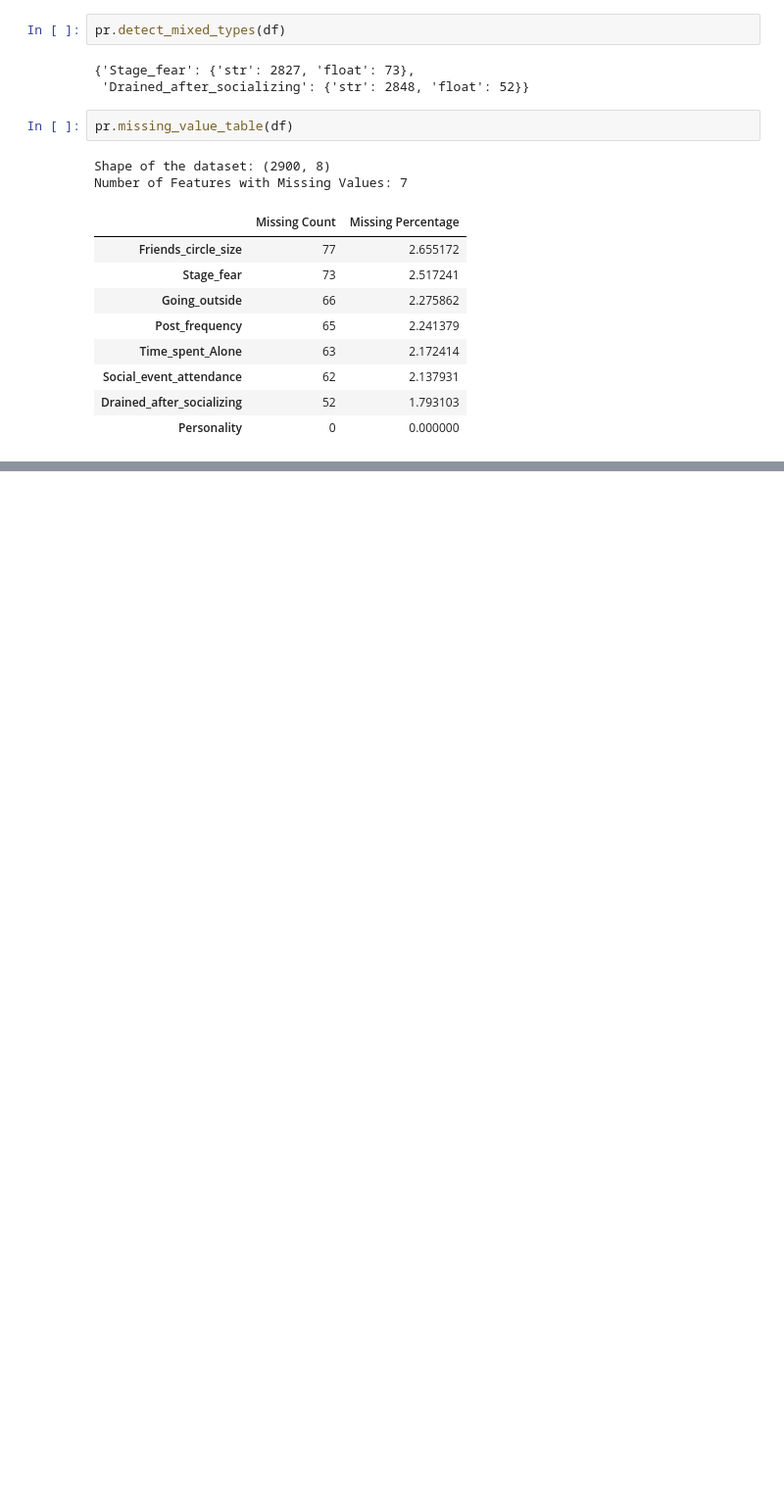
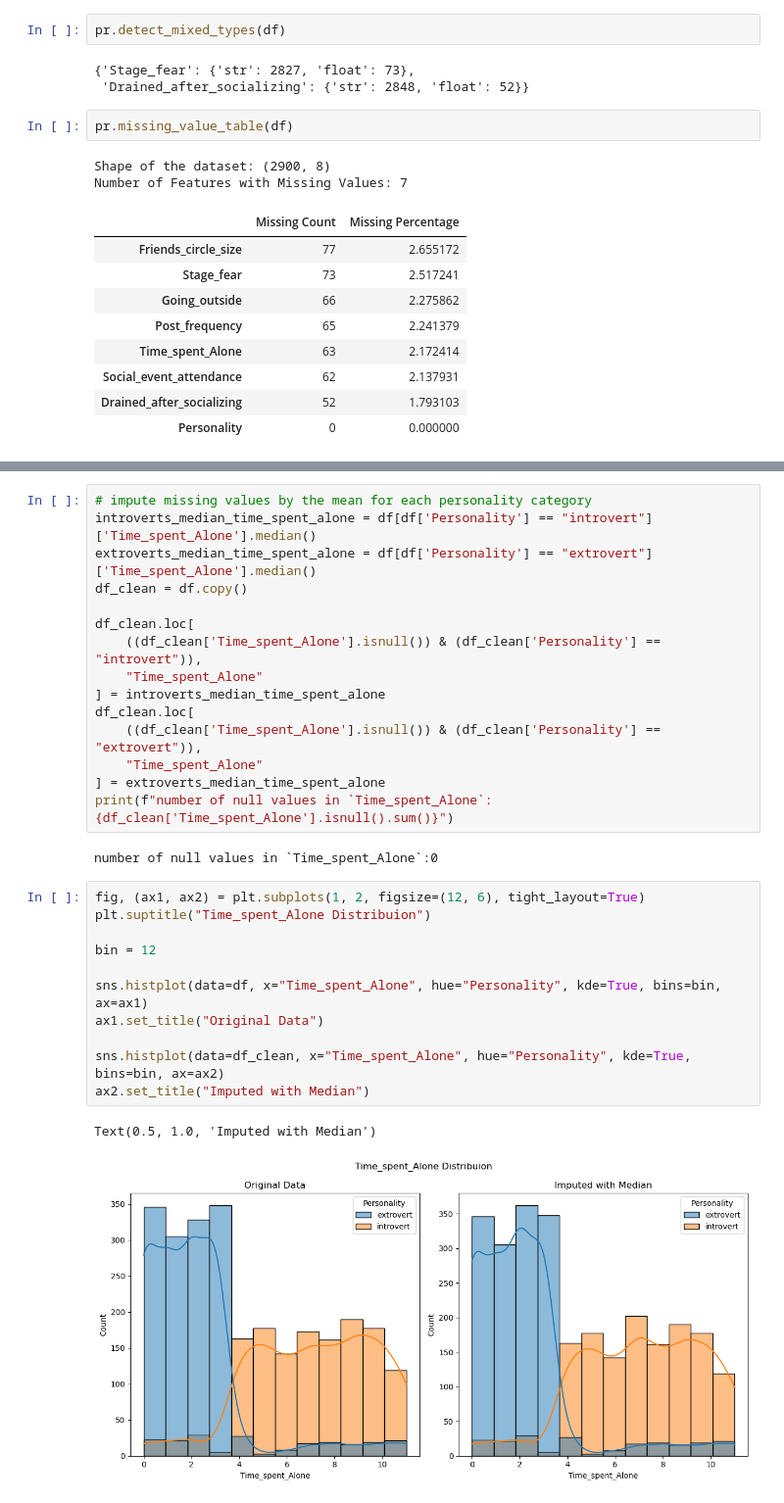
Before and after one commit to Erfan-Taherirani/Applied-ML-Lab, a Jupyter notebook: notebooks/eda/extrovert_introvert_dataset_eda/eda.ipynb, the cells around one changed output, grey strips where cells are left out. Shown at 98% size. Drawn from its saved outputs; the diff is of its cells as text; blank space fills up the shorter version.

Commit message:
Add extrovert_introv... EDA project and Add outlier detection function to the preprocessing.py

```diff
--- a/notebooks/eda/extrovert_introvert_dataset_eda/eda.ipynb
+++ b/notebooks/eda/extrovert_introvert_dataset_eda/eda.ipynb
@@ -208,0 +183,31 @@ Name: Friends_circle_size, Length: 77, dtype: float64
+# %%
+# impute missing values by the mean for each personality category
+introverts_median_time_spent_alone = df[df['Personality'] == "introvert"]['Time_spent_Alone'].median()
+extroverts_median_time_spent_alone = df[df['Personality'] == "extrovert"]['Time_spent_Alone'].median()
+df_clean = df.copy()
+
+df_clean.loc[
+    ((df_clean['Time_spent_Alone'].isnull()) & (df_clean['Personality'] == "introvert")),
+    "Time_spent_Alone"
+] = introverts_median_time_spent_alone
+df_clean.loc[
+    ((df_clean['Time_spent_Alone'].isnull()) & (df_clean['Personality'] == "extrovert")),
+    "Time_spent_Alone"
+] = extroverts_median_time_spent_alone
+print(f"number of null values in `Time_spent_Alone`:{df_clean['Time_spent_Alone'].isnull().sum()}")
+# %% [output]
+number of null values in `Time_spent_Alone`:0
+# %%
+fig, (ax1, ax2) = plt.subplots(1, 2, figsize=(12, 6), tight_layout=True)
+plt.suptitle("Time_spent_Alone Distribuion")
+
+bin = 12
+
+sns.histplot(data=df, x="Time_spent_Alone", hue="Personality", kde=True, bins=bin, ax=ax1)
+ax1.set_title("Original Data")
+
+sns.histplot(data=df_clean, x="Time_spent_Alone", hue="Personality", kde=True, bins=bin, ax=ax2)
+ax2.set_title("Imputed with Median")
+# %% [output]
+Text(0.5, 1.0, 'Imputed with Median')
+[figure, added]
```
Also changed, not shown: parts of 45 cells of this notebook, 1 other file.
